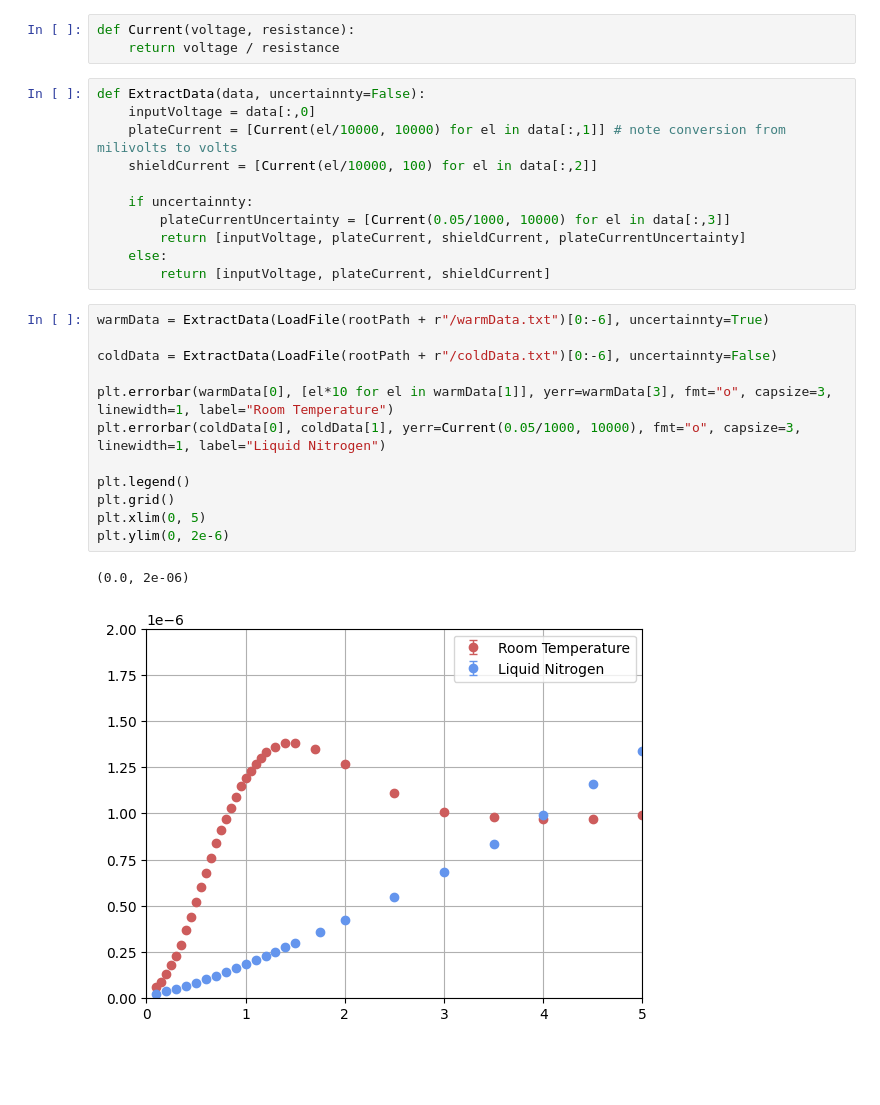
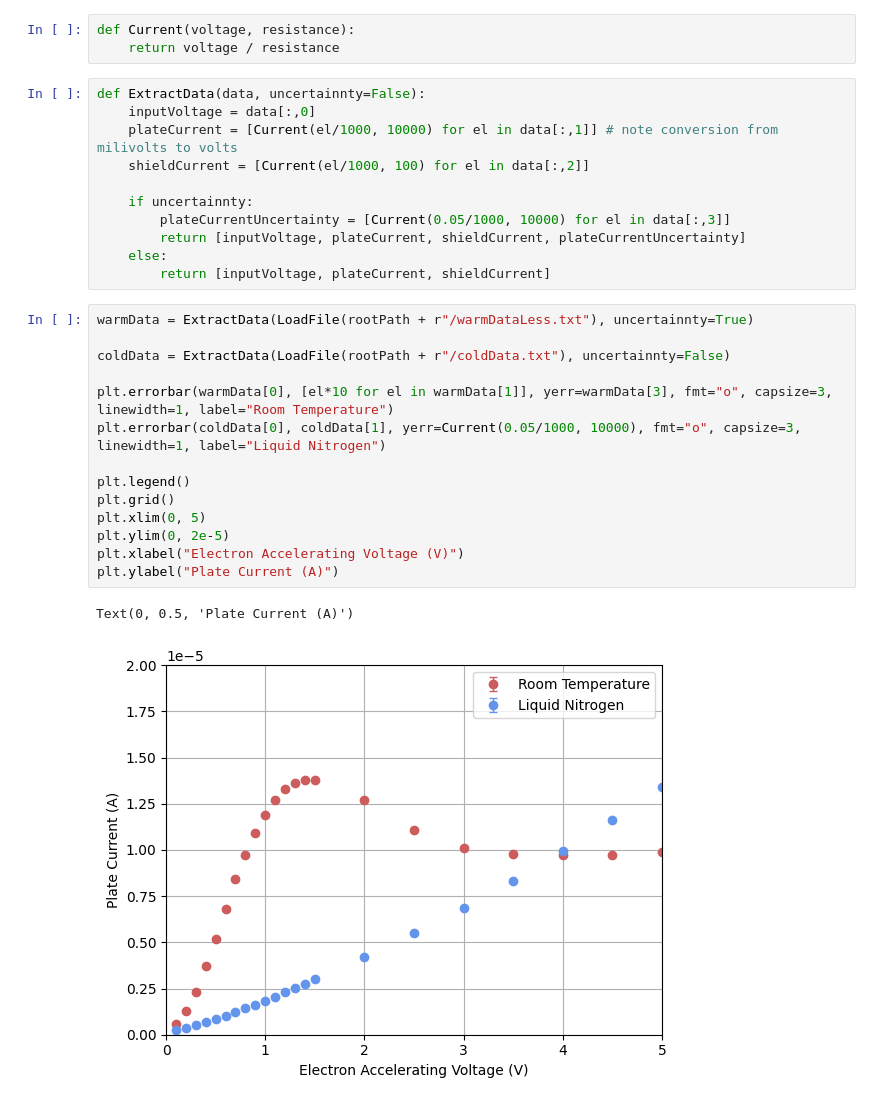
Before and after one commit to daraghhollman/UCD_PASS_Labs, a Jupyter notebook: RamsauerTownsend/Python/ramsauer.ipynb, the cells around one changed output. Cells and saved outputs as stored; diff of their text form; blank space fills up the shorter version.

```diff
--- a/RamsauerTownsend/Python/ramsauer.ipynb
+++ b/RamsauerTownsend/Python/ramsauer.ipynb
@@ -18,8 +18,8 @@ def Current(voltage, resistance):
 # %%
 def ExtractData(data, uncertainnty=False):
     inputVoltage = data[:,0]
-    plateCurrent = [Current(el/10000, 10000) for el in data[:,1]] # note conversion from milivolts to volts
-    shieldCurrent = [Current(el/10000, 100) for el in data[:,2]]
+    plateCurrent = [Current(el/1000, 10000) for el in data[:,1]] # note conversion from milivolts to volts
+    shieldCurrent = [Current(el/1000, 100) for el in data[:,2]]
 
     if uncertainnty:
         plateCurrentUncertainty = [Current(0.05/1000, 10000) for el in data[:,3]]
@@ -27,17 +27,19 @@ def ExtractData(data, uncertainnty=False):
     else:
         return [inputVoltage, plateCurrent, shieldCurrent]
 # %%
-warmData = ExtractData(LoadFile(rootPath + r"/warmData.txt")[0:-6], uncertainnty=True)
+warmData = ExtractData(LoadFile(rootPath + r"/warmDataLess.txt"), uncertainnty=True)
 
-coldData = ExtractData(LoadFile(rootPath + r"/coldData.txt")[0:-6], uncertainnty=False)
+coldData = ExtractData(LoadFile(rootPath + r"/coldData.txt"), uncertainnty=False)
 
 plt.errorbar(warmData[0], [el*10 for el in warmData[1]], yerr=warmData[3], fmt="o", capsize=3, linewidth=1, label="Room Temperature")
 plt.errorbar(coldData[0], coldData[1], yerr=Current(0.05/1000, 10000), fmt="o", capsize=3, linewidth=1, label="Liquid Nitrogen")
 
 plt.legend()
 plt.grid()
 plt.xlim(0, 5)
-plt.ylim(0, 2e-6)
+plt.ylim(0, 2e-5)
+plt.xlabel("Electron Accelerating Voltage (V)")
+plt.ylabel("Plate Current (A)")
 # %% [output]
-(0.0, 2e-06)
+Text(0, 0.5, 'Plate Current (A)')
-[figure, old version]
+[figure, new version]
```
Also changed, not shown: parts of 5 cells of this notebook, 2 other files.
